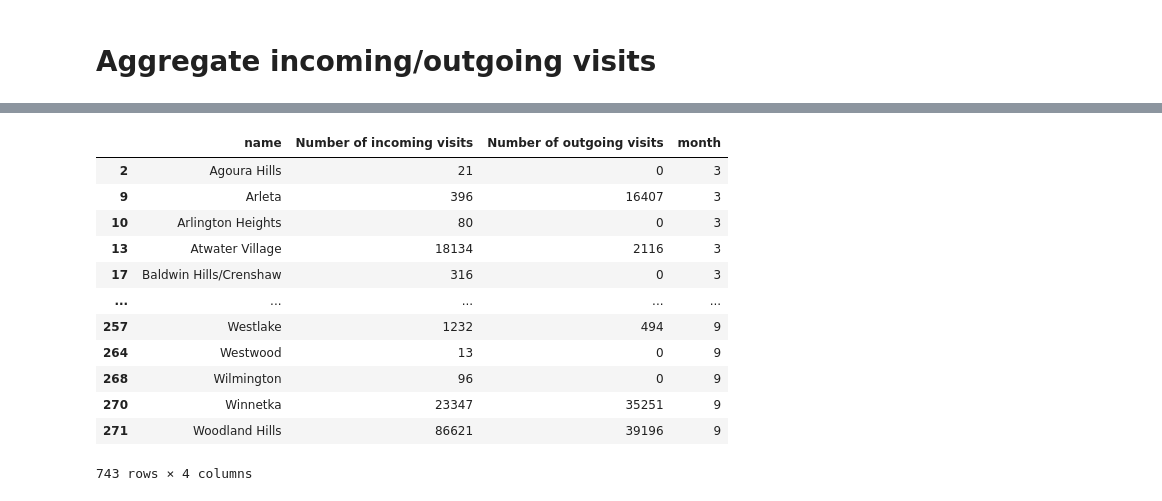
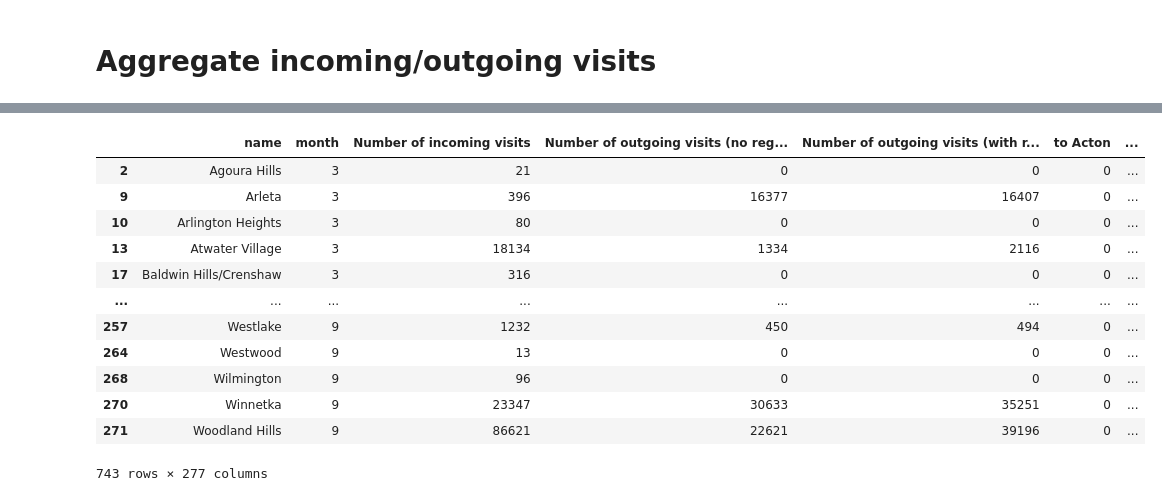
Before and after one commit to kaushiktandon/COVID-19-LA-Neighborhood-Case-Prediction, a Jupyter notebook: code/SafeGraphProcessing.ipynb, the cells around one changed output, grey strips where cells are left out. Saved outputs shown, nothing was run; the diff lists cells and outputs as text; code cells hidden in the pictures.

```diff
--- a/code/SafeGraphProcessing.ipynb
+++ b/code/SafeGraphProcessing.ipynb
@@ -122,11 +122,16 @@ Name: 58, dtype: object
 # %%
 import json
 
-def aggregate(monthly_patterns_raw):
+def aggregate(monthly_patterns_raw, month):
 
   safegraph_aggregated_neighborhoods_for_month = pd.DataFrame(neighborhood_shapes['name'])
+  safegraph_aggregated_neighborhoods_for_month['month'] = month
   safegraph_aggregated_neighborhoods_for_month['Number of incoming visits'] = 0
-  safegraph_aggregated_neighborhoods_for_month['Number of outgoing visits'] = 0
+  safegraph_aggregated_neighborhoods_for_month['Number of outgoing visits (no regI to regI)'] = 0
+  safegraph_aggregated_neighborhoods_for_month['Number of outgoing visits (with regI to regI)'] = 0
+  for region in safegraph_aggregated_neighborhoods_for_month['name']:
+    key = 'to ' + str(region)
+    safegraph_aggregated_neighborhoods_for_month[key] = 0
 
   count = 0
   for idx, row in tqdm(monthly_patterns_raw.iterrows(), total=monthly_patterns_raw.shape[0]):
@@ -136,7 +141,7 @@ def aggregate(monthly_patterns_raw):
     if (len(neighborhood_row) == 0):
       count += 1
     else:
-      neighborhood = neighborhood_row.iloc[0]
+      poi_neighborhood = neighborhood_row.iloc[0]['name']
       previous_value = safegraph_aggregated_neighborhoods_for_month.loc[neighborhood_row.index, 'Number of incoming visits'].iloc[0]
       safegraph_aggregated_neighborhoods_for_month.at[neighborhood_row.index, 'Number of incoming visits'] = previous_value + row['raw_visitor_counts']
 
@@ -145,21 +150,29 @@ def aggregate(monthly_patterns_raw):
         visitor_cbg = int(int(visitor_cbg) / 10)
         intersection = cbg_to_coordinates[cbg_to_coordinates['Census Block Group'] == visitor_cbg]
         if (len(intersection) > 0):
-          neighborhood = intersection.iloc[0]['Neighborhood']
-          if neighborhood == '': continue
-          previous_df = safegraph_aggregated_neighborhoods_for_month[safegraph_aggregated_neighborhoods_for_month['name'] == neighborhood].iloc[0]
-          safegraph_aggregated_neighborhoods_for_month.at[previous_df.name, 'Number of outgoing visits'] = previous_df['Number of outgoing visits'] + visitor_count
+          visitor_neighborhood = intersection.iloc[0]['Neighborhood']
+          if visitor_neighborhood == '' or poi_neighborhood == '': continue
+          previous_df = safegraph_aggregated_neighborhoods_for_month[safegraph_aggregated_neighborhoods_for_month['name'] == visitor_neighborhood].iloc[0]
+          if poi_neighborhood != visitor_neighborhood:
+            # Add to total outgoing visits if not from same neighborhood
+            safegraph_aggregated_neighborhoods_for_month.at[previous_df.name, 'Number of outgoing visits (no regI to regI)'] = previous_df['Number of outgoing visits (no regI to regI)'] + visitor_count
+          # Add to total outgoing visits if from same region
+          safegraph_aggregated_neighborhoods_for_month.at[previous_df.name, 'Number of outgoing visits (with regI to regI)'] = previous_df['Number of outgoing visits (with regI to regI)'] + visitor_count
+          # Add to individual outgoing visits regardless
+          visiting_to = 'to ' + str(poi_neighborhood)
+          safegraph_aggregated_neighborhoods_for_month.at[previous_df.name, visiting_to] = previous_df[visiting_to] + visitor_count
 
-  print(count)
+  print("Unknown neighborhood count: ", count)
   return safegraph_aggregated_neighborhoods_for_month
 # %%
 safegraph_aggregated_neighborhoods = pd.DataFrame()
 for idx, month_path in enumerate(patterns_paths):
   monthly_patterns_raw = pd.read_csv(month_path)
-  safegraph_aggregated_neighborhoods_for_month = aggregate(monthly_patterns_raw)
-  safegraph_aggregated_neighborhoods_for_month['month'] = 3 + idx
+  print("Aggregating for month: ", idx + 3)
+  safegraph_aggregated_neighborhoods_for_month = aggregate(monthly_patterns_raw, idx+3)
   safegraph_aggregated_neighborhoods = pd.concat([safegraph_aggregated_neighborhoods, safegraph_aggregated_neighborhoods_for_month])
+  print("Finished for month: ", idx + 3)
 
-nei = safegraph_aggregated_neighborhoods.loc[(safegraph_aggregated_neighborhoods['Number of incoming visits'] != 0) | (safegraph_aggregated_neighborhoods['Number of outgoing visits'] != 0)]
+nei = safegraph_aggregated_neighborhoods.loc[(safegraph_aggregated_neighborhoods['Number of incoming visits'] != 0) | (safegraph_aggregated_neighborhoods['Number of outgoing visits (with regI to regI)'] != 0)]
 nei
 # %% [output]
@@ -179,15 +196,15 @@ nei
-|  | name | Number of incoming visits | Number of outgoing visits | month |
-| 2 | Agoura Hills | 21 | 0 | 3 |
-| 9 | Arleta | 396 | 16407 | 3 |
-| 10 | Arlington Heights | 80 | 0 | 3 |
-| 13 | Atwater Village | 18134 | 2116 | 3 |
-| 17 | Baldwin Hills/Crenshaw | 316 | 0 | 3 |
-| ... | ... | ... | ... | ... |
-| 257 | Westlake | 1232 | 494 | 9 |
-| 264 | Westwood | 13 | 0 | 9 |
-| 268 | Wilmington | 96 | 0 | 9 |
-| 270 | Winnetka | 23347 | 35251 | 9 |
-| 271 | Woodland Hills | 86621 | 39196 | 9 |
+|  | name | month | Number of incoming visits | Number of outgoing visits (no reg... | Number of outgoing visits (with r... | to Acton | ... |
+| 2 | Agoura Hills | 3 | 21 | 0 | 0 | 0 | ... |
+| 9 | Arleta | 3 | 396 | 16377 | 16407 | 0 | ... |
+| 10 | Arlington Heights | 3 | 80 | 0 | 0 | 0 | ... |
+| 13 | Atwater Village | 3 | 18134 | 1334 | 2116 | 0 | ... |
+| 17 | Baldwin Hills/Crenshaw | 3 | 316 | 0 | 0 | 0 | ... |
+| ... | ... | ... | ... | ... | ... | ... | ... |
+| 257 | Westlake | 9 | 1232 | 450 | 494 | 0 | ... |
+| 264 | Westwood | 9 | 13 | 0 | 0 | 0 | ... |
+| 268 | Wilmington | 9 | 96 | 0 | 0 | 0 | ... |
+| 270 | Winnetka | 9 | 23347 | 30633 | 35251 | 0 | ... |
+| 271 | Woodland Hills | 9 | 86621 | 22621 | 39196 | 0 | ... |
-743 rows × 4 columns
+743 rows × 277 columns
 # %%
 nei.to_csv('safegraph_aggregated.csv', encoding='utf-8', index=False)
```
Also changed, not shown: parts of 2 cells of this notebook, 1 other file.
